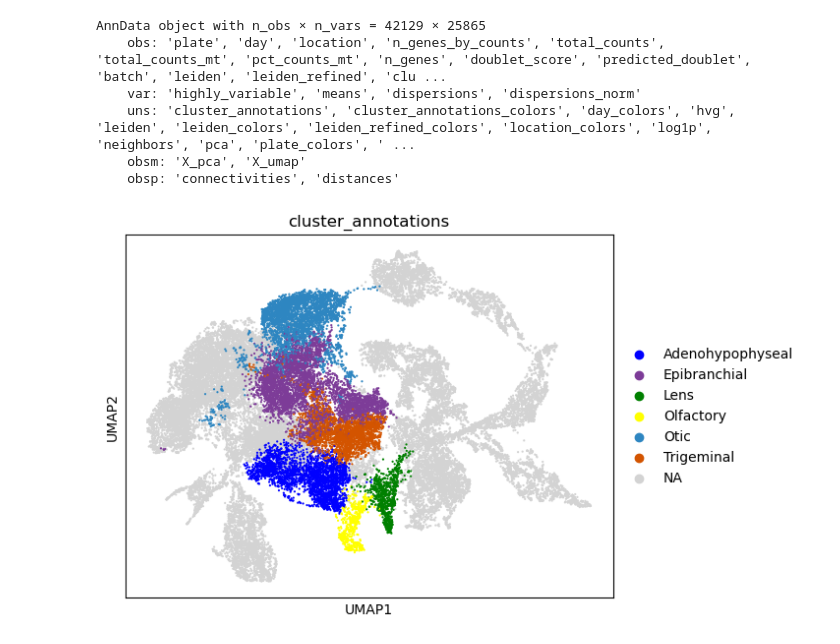
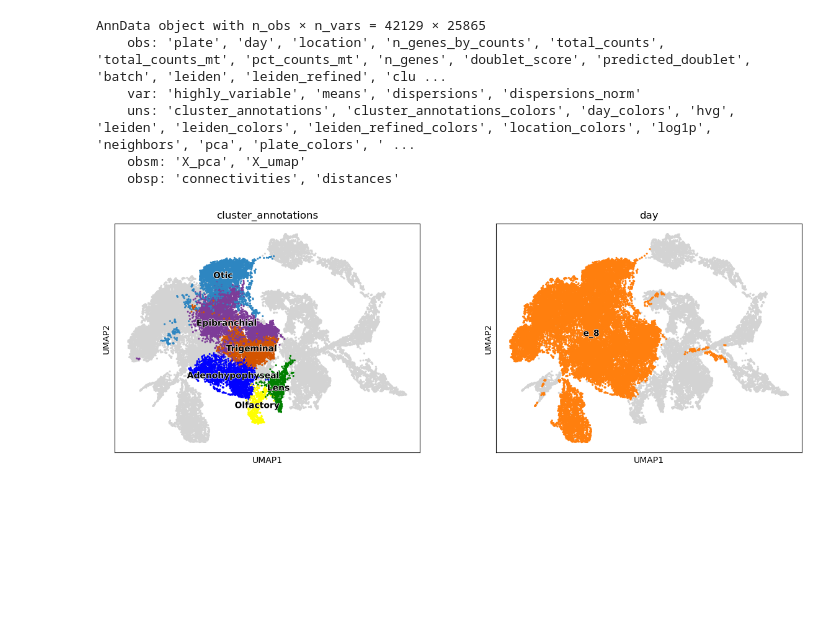
Before and after one commit to calebclayreagor/placode-grn, a Jupyter notebook: notebooks/preprocessing.ipynb, the cells around one changed output. Saved outputs shown, nothing was run; the diff lists cells and outputs as text; code cells hidden in the pictures; blank space fills up the shorter version.

```diff
--- a/notebooks/preprocessing.ipynb
+++ b/notebooks/preprocessing.ipynb
@@ -3,10 +3,11 @@ import os
 import scanpy as sc
 # %%
 pth = os.path.join('..', 'data')
-pth_in = os.path.join(pth, 'aliia')
-pth_out = os.path.join(pth, 'scenic', 'inputs')
+pth_data = os.path.join(pth, 'aliia')
+pth_out = os.path.join(pth, 'scenic')
 # %%
-adata = sc.read_h5ad(os.path.join(pth_in, 'epcam_clusters_annotation.h5ad'))
+fn = 'epcam_clusters_annotation.h5ad'
+adata = sc.read_h5ad(os.path.join(pth_data, fn))
 adata
 # %% [output]
 AnnData object with n_obs × n_vars = 42129 × 25865
@@ -16,16 +17,16 @@ AnnData object with n_obs × n_vars = 42129 × 25865
     obsm: 'X_pca', 'X_umap'
     obsp: 'connectivities', 'distances'
 # %%
-placodes = ('Adenohypophyseal',
+placodes = ['Adenohypophyseal',
             'Epibranchial',
-            'Lens',
-            'Olfactory',
-            'Otic',
-            'Trigeminal')
+            'Lens', 'Olfactory',
+            'Otic', 'Trigeminal']
 
-sc.pl.umap(adata,
-           color = 'cluster_annotations',
-           groups = placodes,
-           size = 10)
+sc.pl.umap(adata, size = 20,
+           color = ['cluster_annotations', 'day'],
+           groups = placodes + ['e_8'],
+           legend_loc = 'on data',
+           legend_fontoutline = 1,
+           na_in_legend = False)
 # %% [output]
-[figure, old version]
+[figure, new version]
```
Also changed, not shown: parts of 5 cells of this notebook, 12 other files.
